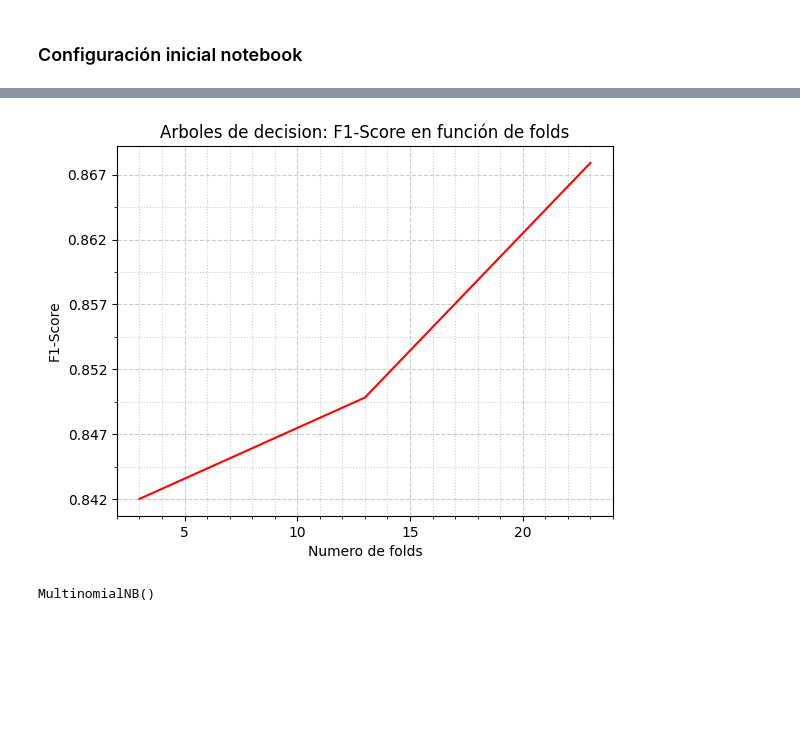
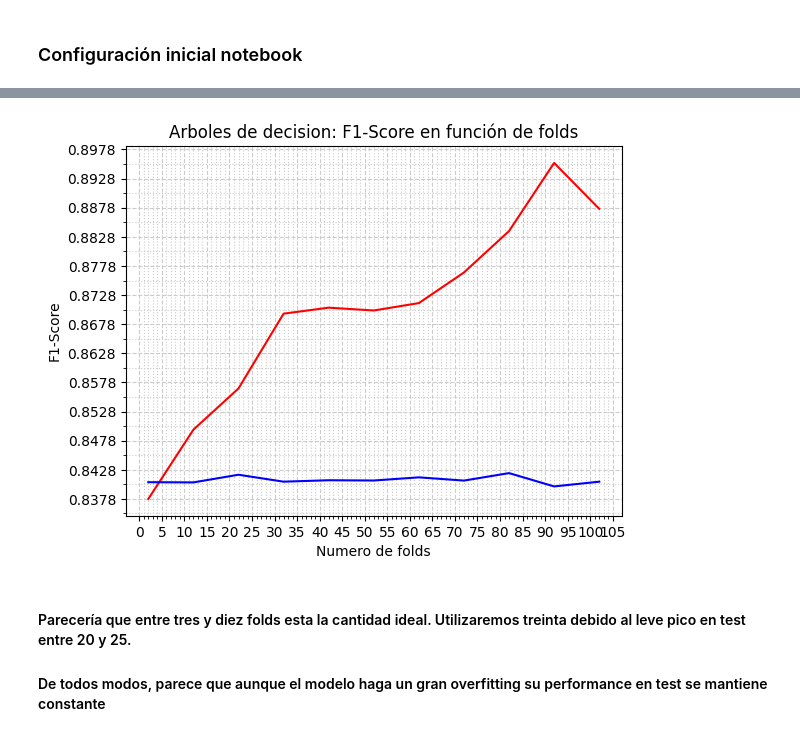
Before and after one commit to sttesta3/7506R-1C2024-GRUPO08, a Jupyter notebook: TP2_BayesNaive.ipynb, the cells around one changed output, grey strips where cells are left out. Cells and saved outputs as stored; diff of their text form; code cells hidden in the pictures; blank space fills up the shorter version.

```diff
--- a/TP2_BayesNaive.ipynb
+++ b/TP2_BayesNaive.ipynb
@@ -84,11 +85,12 @@ X_train, X_test, Y_train, Y_test = train_test_split(vector,
 # %%
 # Loop de entrenamiento
-CANT_FOLDS_MAXIMA = 28
-CANT_FOLDS_MINIMA = 3
+CANT_FOLDS_MAXIMA = 105
+CANT_FOLDS_MINIMA = 2
 
 NBs = []
 resultados = []
 
+# Ajuste bruto
 for i in range(CANT_FOLDS_MINIMA,CANT_FOLDS_MAXIMA + 1,10):
   print("#################",i,"FOLDS #################")
   NBcv = MultinomialNB()
@@ -97,5 +99,5 @@ for i in range(CANT_FOLDS_MINIMA,CANT_FOLDS_MAXIMA + 1,10):
   NBs.append( resultados3['estimator'][np.where(metricsCV==max(metricsCV))[0][0]] )
   resultados.append( resultados3['test_score'][np.where(metricsCV==max(metricsCV))[0][0]] )
 
-test_results
+resultados_test = [ f1_score(Y_test, modelo.predict(X_test)) for modelo in NBs ]
 # %% [output]
@@ -105,33 +115,32 @@ test_results
 # %%
-# Graficos de F1-Score en función de Folds
+# Graficos de F1-Score en función de Folds para ajuste vruto
 fig = plt.figure()
 ax = fig.add_subplot()
 x_major_ticks = np.arange(0, CANT_FOLDS_MAXIMA + 1, 5)
 x_minor_ticks = np.arange(0, CANT_FOLDS_MAXIMA + 1, 1)
 y_major_ticks = np.arange(min(resultados) - 0.1, max(resultados) + 0.1, 0.0050)
 y_minor_ticks = np.arange(min(resultados) - 0.1, max(resultados) + 0.1, 0.0025)
 
 ax.set_xticks(x_major_ticks)
 ax.set_xticks(x_minor_ticks, minor=True)
 ax.set_yticks(y_major_ticks)
 ax.set_yticks(y_minor_ticks, minor=True)
 
 ax.grid(which='minor', color='#CCCCCC', linestyle=':')
 ax.grid(which='major', color='#CCCCCC', linestyle='--')
 
 ax.set_xlabel("Numero de folds")
 ax.set_ylabel("F1-Score")
 ax.set_title("Arboles de decision: F1-Score en función de folds")
 
 plt.plot(range(CANT_FOLDS_MINIMA,CANT_FOLDS_MAXIMA + 1,10), resultados, label="F1-Score",color="red")
+plt.plot(range(CANT_FOLDS_MINIMA,CANT_FOLDS_MAXIMA + 1,10), resultados_test, label="F1-Score",color="blue")
 
 plt.show()
 
 # Referencia utilizada para el gráfico https://stackoverflow.com/questions/24943991/change-grid-interval-and-specify-tick-labels
 # %% [output]
-[figure, old version]
+[figure, new version]
-# %%
-NBtest = MultinomialNB()
-NBtest.fit(X_train,Y_train)
-# %% [output]
-MultinomialNB()
+# %% [markdown]
+#### Parecería que entre tres y diez folds esta la cantidad ideal. Utilizaremos treinta debido al leve pico en test entre 20 y 25.
+#### De todos modos, parece que aunque el modelo haga un gran overfitting su performance en test se mantiene constante
```
Also changed, not shown: parts of 6 cells of this notebook.
